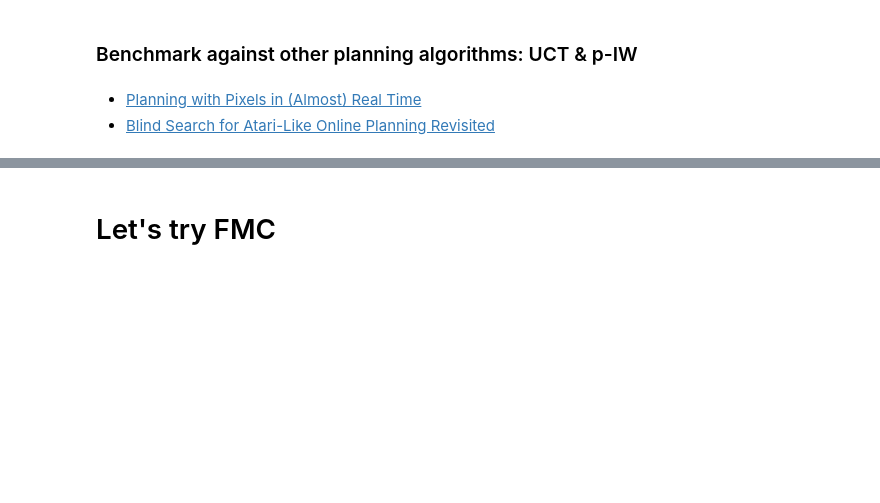
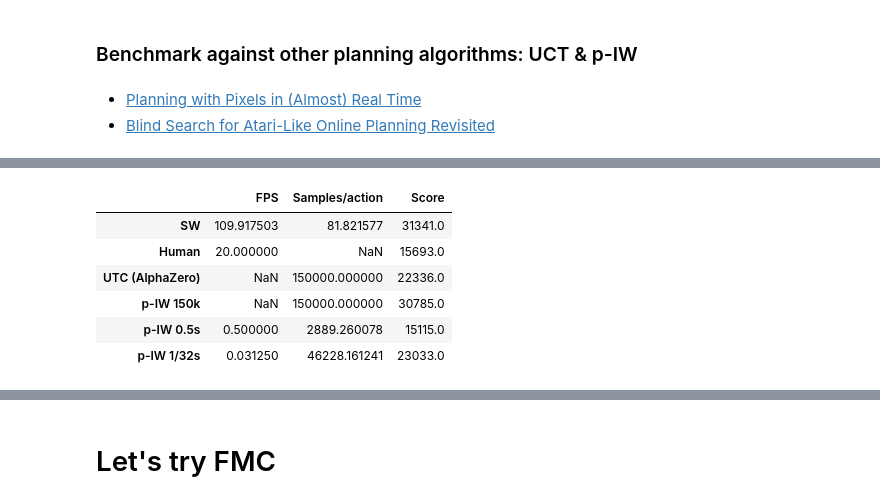
Before and after one commit to Guillemdb/hacking-rl, a Jupyter notebook: demo.ipynb, the cells around one changed output, grey strips where cells are left out. Drawn from its saved outputs; the diff is of its cells as text; code cells hidden in the pictures; blank space fills up the shorter version.

```diff
--- a/demo.ipynb
+++ b/demo.ipynb
@@ -149,0 +169,23 @@ SW is 1811.82 times more efficient than UCT.
+# %%
+import pandas as pd
+import numpy as np
+%matplotlib inline
+from matplotlib import pyplot as plt
+columns = ["FPS", "Samples/action", "Score"]
+index = ["SW", "Human", "UTC (AlphaZero)","p-IW 150k", "p-IW 0.5s", "p-IW 1/32s"]
+data = [[mean_fps_fai, samples_action, score],
+        [fps_atari, np.nan, score_human],
+        [np.nan, plan_samples_action, uct_score],
+       [np.nan, plan_samples_action, ipw_score],
+       [ipw_fast_fps, ipw_fast_samples_ratio, ipw_fast_score],
+       [big_ipw_fps, big_ipw_samples_ratio, big_ipw_score]]
+results = pd.DataFrame(index=index, columns=columns, data=data)
+results
+# %% [output]
+|  | FPS | Samples/action | Score |
+| SW | 109.917503 | 81.821577 | 31341.0 |
+| Human | 20.000000 | NaN | 15693.0 |
+| UTC (AlphaZero) | NaN | 150000.000000 | 22336.0 |
+| p-IW 150k | NaN | 150000.000000 | 30785.0 |
+| p-IW 0.5s | 0.500000 | 2889.260078 | 15115.0 |
+| p-IW 1/32s | 0.031250 | 46228.161241 | 23033.0 |
```
Also changed, not shown: parts of 10 cells of this notebook, 1 other file.
